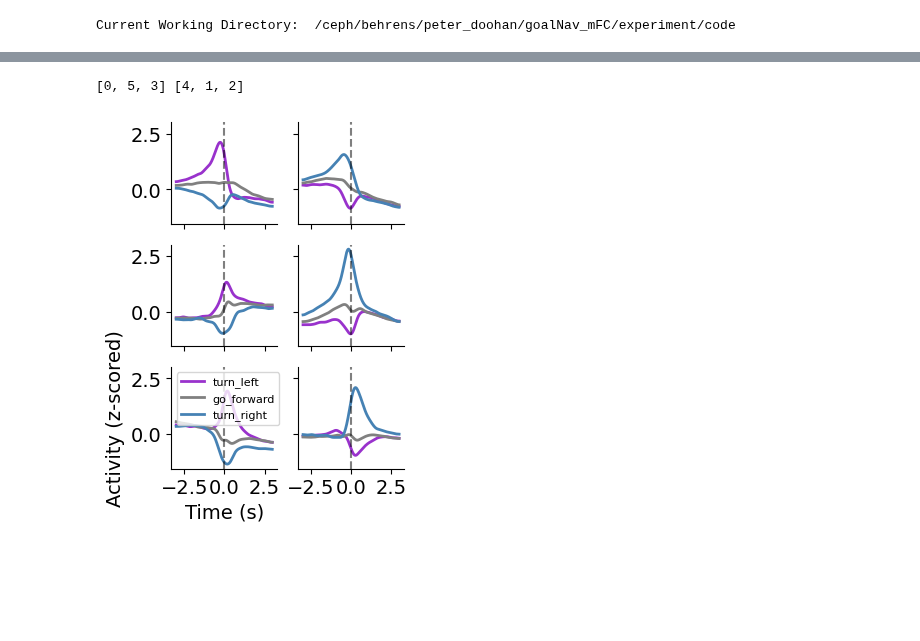
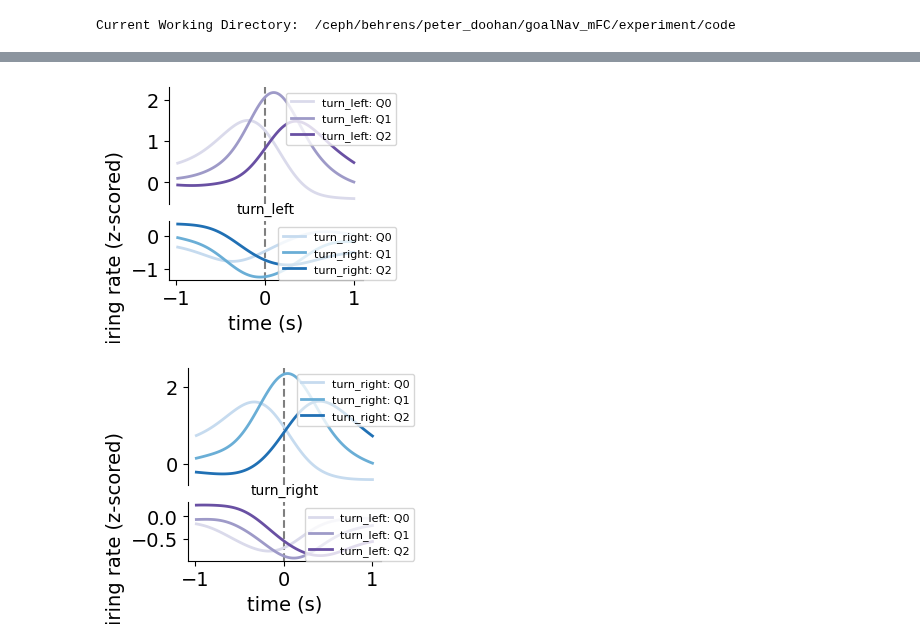
Before and after one commit to peterdoohan/GridMaze-mFC, a Jupyter notebook: Notebooks/egocentric_action.ipynb, the cells around one changed output, grey strips where cells are left out. Drawn from its saved outputs; the diff is of its cells as text; code cells hidden in the pictures; blank space fills up the shorter version.

```diff
--- a/Notebooks/egocentric_action.ipynb
+++ b/Notebooks/egocentric_action.ipynb
@@ -69,5 +73,5 @@ for cluster in example_clusters:
 # %%
 from GridMaze.analysis.egocentric_action import population_heatmap as eph
 # %%
-tuning_df = eph.get_population_egocentric_action_tuning()
+tuning_df, metrics_df = eph.get_population_egocentric_action_tuning()
 # %% [output]
@@ -75,10 +83,9 @@ frames.navigation.parquet not found for m8.2022-07-26.maze
 frames.spikeRates.parquet not found for m8.2022-07-26.maze
 clusters.egocentricActionTuningMetrics.parquet not found for m8.2022-07-26.maze
 # %%
-min_action_diff = 3
-n_clusters = 6
-n_actions = 3
-f, axes = plt.subplots(1, n_actions, figsize=((3 * n_actions), 6), sharey=True, width_ratios=[1, 1, 1.2])
-eph.plot_egocentric_action_tuning_heatmap(tuning_df, min_action_diff=min_action_diff, n_clusters=n_clusters, axes=axes)
+# plot heatmap of action-aligned cells
+reload(eph)
+f, axes = plt.subplots(3, 3, figsize=(6, 6), height_ratios=[1, 0.4, 1], sharex=True)
+eph.plot_egocentric_action_tuning_heatmap(tuning_df, metrics_df, axes=axes, f=f)
 f.savefig("../results/egocentric_action/population_heatmap.pdf")
 # %% [output]
@@ -86,7 +93,9 @@ f.savefig("../results/egocentric_action/population_heatmap.pdf")
 # %%
-f, axes = plt.subplots(n_clusters // 2, 2, figsize=(3, 1.5 * (n_clusters // 2)), sharey=True, sharex=True)
-eph.plot_KMeans_cluster_centroids(tuning_df, n_clusters=n_clusters, min_action_diff=min_action_diff, axes=axes)
-f.savefig("../results/egocentric_action/population_heatmap_clusters.pdf")
+# plot quartiles of these heatmaps to visualise the distribution of tuning relative to action
+for action in ["turn_left", "turn_right"]:
+    f, axes = plt.subplots(2, 1, figsize=(2.5, 2.5), height_ratios=[1, 0.5], sharex=False)
+    eph.plot_heatmap_quantiles(tuning_df, metrics_df, pref_action=action, axes=axes)
+    f.savefig(f"../results/egocentric_action/{action}_heatmap_quantiles.pdf")
 # %% [output]
-[0, 5, 3] [4, 1, 2]
-[figure, old version]
+[figure, new version]
+[figure, added]
```
Also changed, not shown: parts of 4 cells of this notebook, 3 other files.
